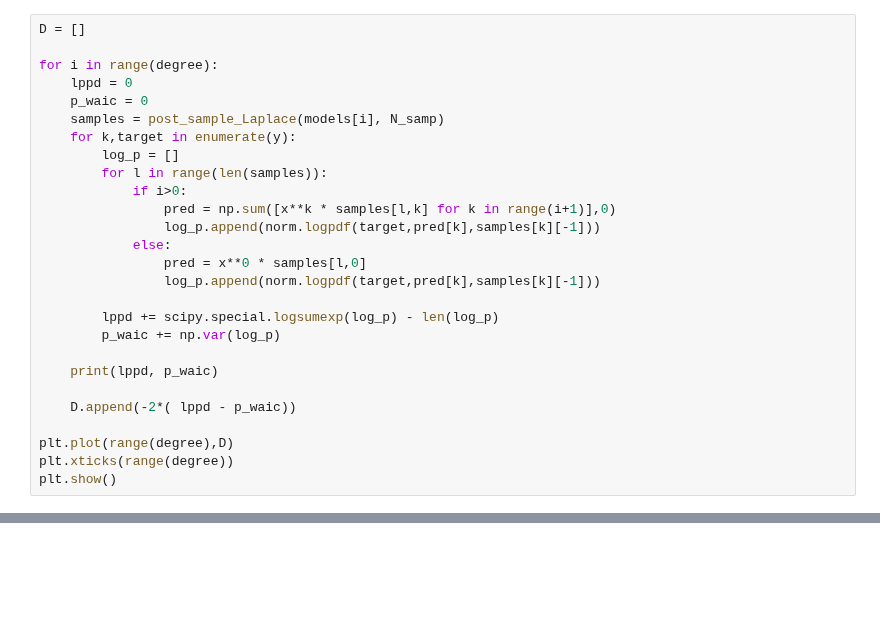
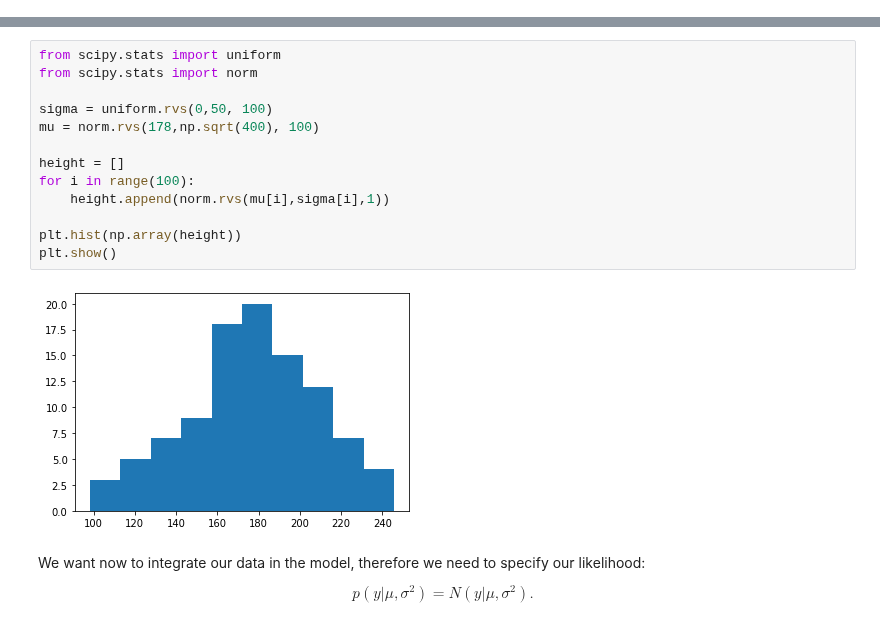
Before and after one commit to marcolorenzi/marcolorenzi.github.io, a Jupyter notebook: material/Bayes/Lesson4.ipynb, the cells around one changed output, grey strips where cells are left out. Drawn from its saved outputs; the diff is of its cells as text; blank space fills up the shorter version.

```diff
--- a/material/Bayes/Lesson4.ipynb
+++ b/material/Bayes/Lesson4.ipynb
@@ -1087,27 +0,0 @@ for i in range(degree):
-# %%
-D = []
-
-for i in range(degree):
-    lppd = 0
-    p_waic = 0
-    samples = post_sample_Laplace(models[i], N_samp)
-    for k,target in enumerate(y):
-        log_p = []
-        for l in range(len(samples)):
-            if i>0:
-                pred = np.sum([x**k * samples[l,k] for k in range(i+1)],0)
-                log_p.append(norm.logpdf(target,pred[k],samples[k][-1]))
-            else:
-                pred = x**0 * samples[l,0]
-                log_p.append(norm.logpdf(target,pred[k],samples[k][-1]))
-
-        lppd += scipy.special.logsumexp(log_p) - len(log_p)
-        p_waic += np.var(log_p)
-
-    print(lppd, p_waic)
-
-    D.append(-2*( lppd - p_waic))
-
-plt.plot(range(degree),D)
-plt.xticks(range(degree))
-plt.show()
@@ -1125,0 +166,19 @@ plt.show()
+# %%
+from scipy.stats import uniform
+from scipy.stats import norm
+
+sigma = uniform.rvs(0,50, 100)
+mu = norm.rvs(178,np.sqrt(400), 100)
+
+height = []
+for i in range(100):
+    height.append(norm.rvs(mu[i],sigma[i],1))
+
+plt.hist(np.array(height))
+plt.show()
+# %% [output]
+[figure, added]
+# %% [markdown]
+We want now to integrate our data in the model, therefore we need to specify our likelihood:
+
+$$p(y|\mu,\sigma^2) = N(y|\mu,\sigma^2).$$
```
Also changed, not shown: parts of 117 cells of this notebook, 2 other files.
